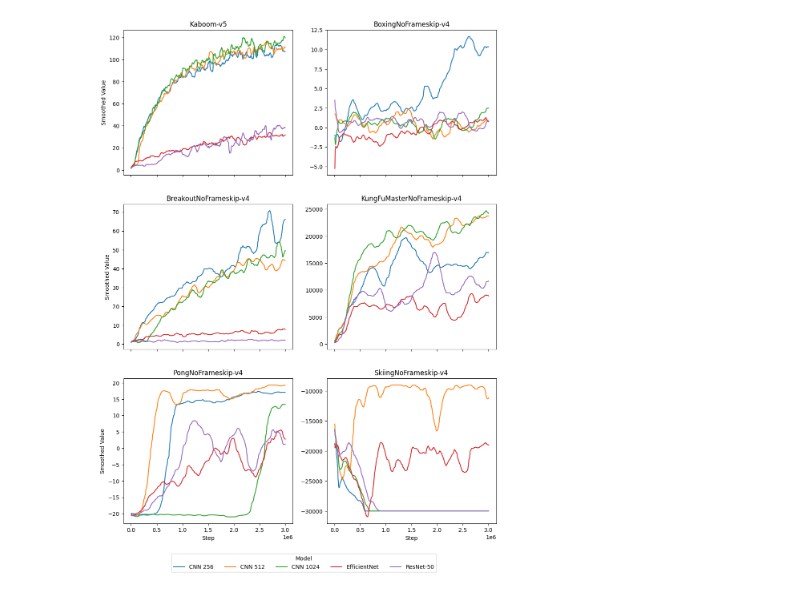
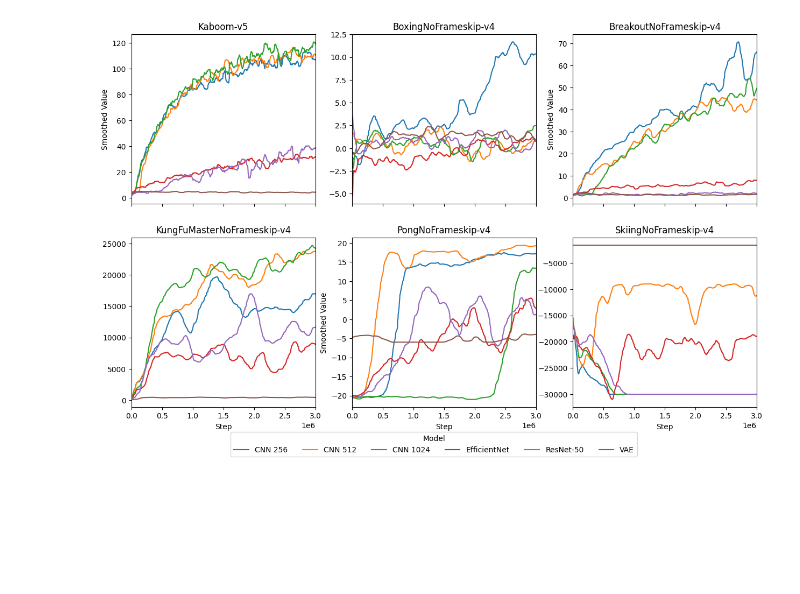
Before and after one commit to microcosmAI/RL-Vision-Comparison, a Jupyter notebook: plot.ipynb, the cells around one changed output. Saved outputs shown, nothing was run; the diff lists cells and outputs as text; code cells hidden in the pictures; blank space fills up the shorter version.

```diff
--- a/plot.ipynb
+++ b/plot.ipynb
@@ -6,11 +6,11 @@ import matplotlib.pyplot as plt
 envs = ["ALE_Kaboom-v5", "Boxing_BoxingNoFrameskip-v4", "Breakout_BreakoutNoFrameskip-v4",
         "KungFuMaster_KungFuMasterNoFrameskip-v4", "Pong_PongNoFrameskip-v4", "Skiing_SkiingNoFrameskip-v4"]
 
-figure, axis = plt.subplots(3,2, sharex=True)
-figure.set_figwidth(12)
-figure.set_figheight(16)
+figure, axis = plt.subplots(2,3, sharex=True)
+figure.set_figwidth(15)
+figure.set_figheight(9)
 
-model_names = ['CNN 256', 'CNN 512', 'CNN 1024', 'EfficientNet', 'ResNet-50']
+model_names = ['CNN 256', 'CNN 512', 'CNN 1024', 'EfficientNet', 'ResNet-50', 'VAE']
 for i, env in enumerate(envs):
     short_env_name = env[env.find('_')+1:]
     df1 = pd.read_csv(f"plots_csvs/{env}_CNN_256_PPO_lr0.00025_netarch[128,_128]_batchsize128_timesteps3000000_1.csv")
@@ -18,6 +18,7 @@ for i, env in enumerate(envs):
     df3 = pd.read_csv(f"plots_csvs/{env}_CNN_1024_PPO_lr0.00025_netarch[128,_128]_batchsize128_timesteps3000000_1.csv")
     df4 = pd.read_csv(f"plots_csvs/{env}_efficientnet_1280__PPO_lr0.00025_netarch[128,_128]_batchsize128_timesteps3000000_1.csv")
     df5 = pd.read_csv(f"plots_csvs/{env}_resnet50_2048__PPO_lr0.00025_netarch[128,_128]_batchsize128_timesteps3000000_1.csv")
+    df6 = pd.read_csv(f"plots_csvs/env_name_{env}_vae_final_run_1.csv")
 
     # Add a column to differentiate between the files
     df1['File'] = 'CNN 256'
@@ -25,9 +26,10 @@ for i, env in enumerate(envs):
     df3['File'] = 'CNN 1024'
     df4['File'] = 'EfficientNet'
     df5['File'] = 'ResNet-50'
+    df6['File'] = 'VAE'
 
     # Concatenate the DataFrames
-    df = pd.concat([df1, df2, df3, df4, df5])
+    df = pd.concat([df1, df2, df3, df4, df5, df6])
 
     # Apply a rolling window to smooth the data over 10 data points
     window_size = 20
@@ -37,36 +39,36 @@ for i, env in enumerate(envs):
 
     # Plotting using seaborn
     #plt.figure(figsize=(12, 6))
     #ax = plt.gca()
-    ax = sns.lineplot(data=df, x='Step', y='Smoothed Value', hue='File', style='File', dashes=False, ax=axis[i//2, i%2], legend=False)
+    ax = sns.lineplot(data=df, x='Step', y='Smoothed Value', hue='File', style='File', dashes=False, ax=axis[i//3, i%3], legend=False)
     colors = [l.get_c() for l in ax.get_lines()]
     lines = ax.get_lines()
 
-    axis[i//2, i%2].set_title(short_env_name)
+    axis[i//3, i%3].set_title(short_env_name)
     if i%2 == 1:
-        axis[i//2, i%2].set_ylabel('')
+        axis[i//3, i%3].set_ylabel('')
     #plt.xlabel('Timestep')
     #plt.ylabel('Average reward per epoch')
     #plt.grid(True)
     #plt.legend(title='Model:')
-    #ax.set_xlim(0, 3e6)
+    ax.set_xlim(0, 3e6)
 
     hyperparameters_text = """
     Hyperparameters:
     - Hidden Units: 128, 128
     - Entropy coefficient = 0.01
     - Clip range: 0.1
     - Learning Rate: 2.5e-4
     - Mini batches: 128
     - Number of envs: 4
     - Updates: ?
     """
     #plt.figtext(0.92, 0.25, hyperparameters_text, wrap=True, verticalalignment='center', fontsize=10)
     #plt.savefig(f"plots/{short_env_name}.pdf", format="pdf", bbox_inches="tight")
-figure.legend(handles=lines, labels=model_names, ncol=5, loc='lower center', bbox_to_anchor=(0.5, 0.03),
+figure.legend(handles=lines, labels=model_names, ncol=6, loc='lower center', bbox_to_anchor=(0.5, 0),
              title='Model')
 plt.savefig(f"plots/all_plots_tight.png", bbox_inches="tight")
 plt.savefig(f"plots/all_plots_tight.pdf", format='pdf', bbox_inches="tight")
 plt.show()
 # %% [output]
-[figure, old version]
+[figure, new version]
```
Also changed, not shown: 15 other files.
